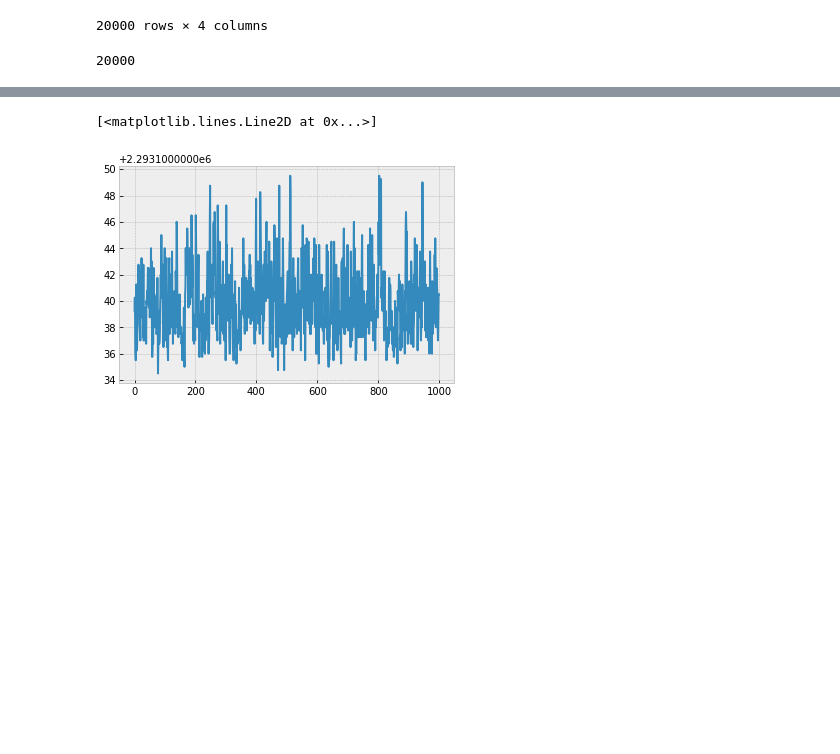
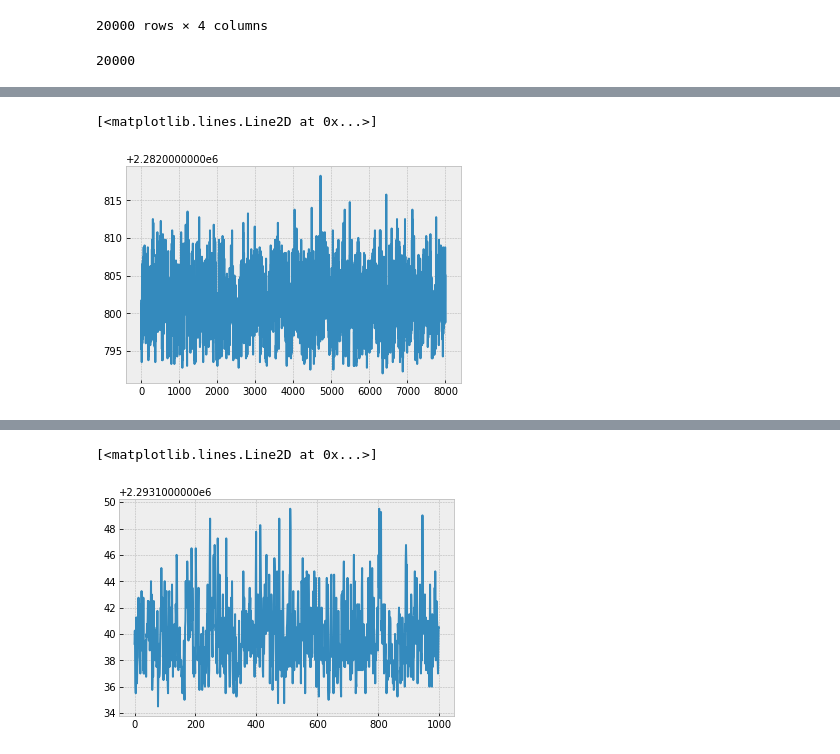
Before and after one commit to akotlar/multivariate-tada, a Jupyter notebook: project/sim5.ipynb, the cells around one changed output, grey strips where cells are left out. Drawn from its saved outputs; the diff is of its cells as text; code cells hidden in the pictures; blank space fills up the shorter version.

```diff
--- a/project/sim5.ipynb
+++ b/project/sim5.ipynb
@@ -294,0 +700,11 @@ inferred stick-breaking weights stdd:  [0.00831207 0.01162398 0.02017878 0.03064
+# %%
+# Without warmup pruning and 8x the warmup steps, and 8x samples
+random_key, _random_key = random.split(random_key)
+
+run_params_dave_pruned_more = run_params_dave.copy()
+run_params_dave_pruned_more['thinning'] = 1
+run_params_dave_pruned_more['num_warmup'] = 8 * run_params_dave['num_warmup']
+
+run_params_dave_pruned_more['num_samples'] = 8 * run_params_dave['num_samples']
+
+mcmc_dave_8x_warmup_8x_samples, inferred_params_dave_8x_warmup_8x_samples = run(_random_key, run_params=run_params_dave_pruned_more)
@@ -294,0 +729,6 @@ inferred stick-breaking weights stdd:  [0.00831207 0.01162398 0.02017878 0.03064
+# %%
+plt.plot(
+mcmc_dave_8x_warmup_8x_samples.get_extra_fields(group_by_chain=True)['potential_energy'][0])
+# %% [output]
+[<matplotlib.lines.Line2D at 0x...>]
+[figure, added]
```
Also changed, not shown: parts of 92 cells of this notebook, 4 other files.
